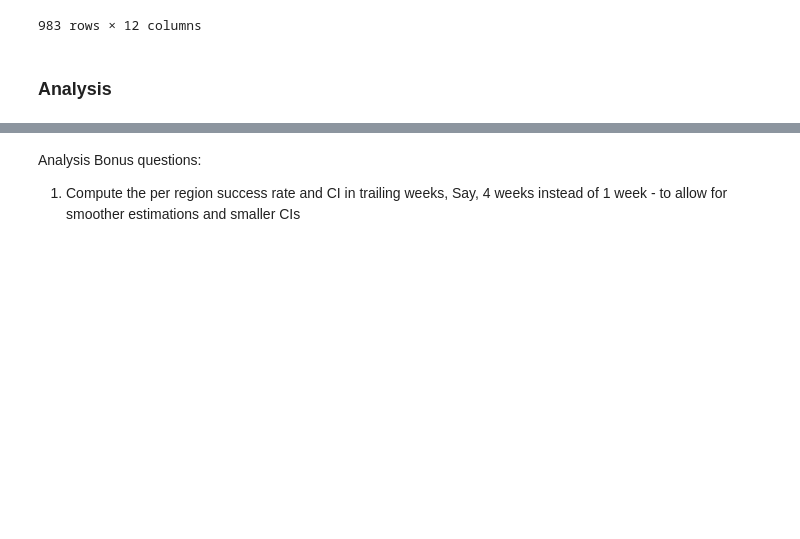
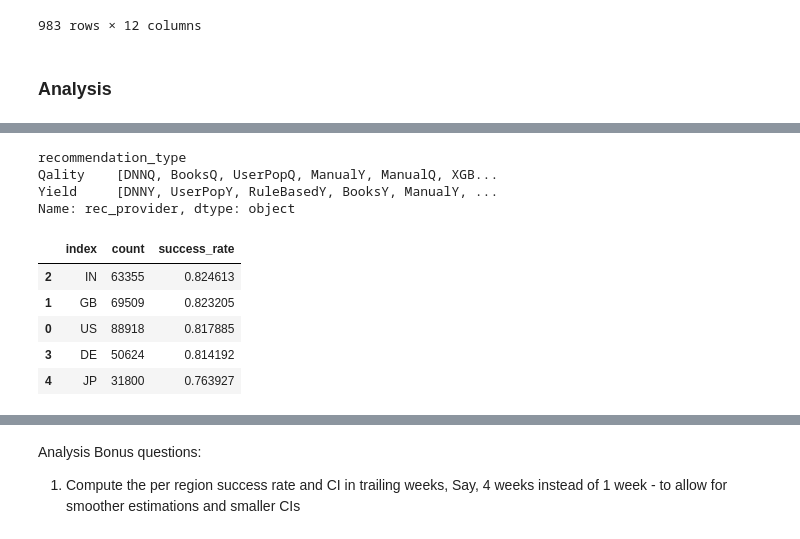
Before and after one commit to lior15/PythonDataScienceHandbook, a Jupyter notebook: Exercises/Data analysis - Final assignment Solution.ipynb, the cells around one changed output, grey strips where cells are left out. Saved outputs shown, nothing was run; the diff lists cells and outputs as text; code cells hidden in the pictures; blank space fills up the shorter version.

```diff
--- a/Exercises/Data analysis - Final assignment Solution.ipynb
+++ b/Exercises/Data analysis - Final assignment Solution.ipynb
@@ -394,0 +534,8 @@ The default value of regex will change from True to False in a future version.
+# %%
+# 12. Are there different rec providers per rec type?
+ad_recs_annotated.groupby(['recommendation_type']).rec_provider.unique()
+# %% [output]
+recommendation_type
+Qality    [DNNQ, BooksQ, UserPopQ, ManualY, ManualQ, XGB...
+Yield     [DNNY, UserPopY, RuleBasedY, BooksY, ManualY, ...
+Name: rec_provider, dtype: object
@@ -394,0 +544,16 @@ The default value of regex will change from True to False in a future version.
+# %%
+# 14. Which is the most successful region of operation?
+y= ad_recs_annotated[ad_recs_annotated['is_success']=='yes'].region.value_counts().reset_index(name='count')
+n = ad_recs_annotated[ad_recs_annotated['is_success']=='no'].region.value_counts().reset_index(name='count')
+n.head()
+y['success_rate']=y['count']/(n['count']+y['count'])
+y.sort_values('success_rate',ascending=False)
+# ad_recs_annotated.region.value_counts()
+# .div(ad_recs_annotated.groupby('is_success').region.sum())
+# %% [output]
+|  | index | count | success_rate |
+| 2 | IN | 63355 | 0.824613 |
+| 1 | GB | 69509 | 0.823205 |
+| 0 | US | 88918 | 0.817885 |
+| 3 | DE | 50624 | 0.814192 |
+| 4 | JP | 31800 | 0.763927 |
```
Also changed, not shown: parts of 35 cells of this notebook.
